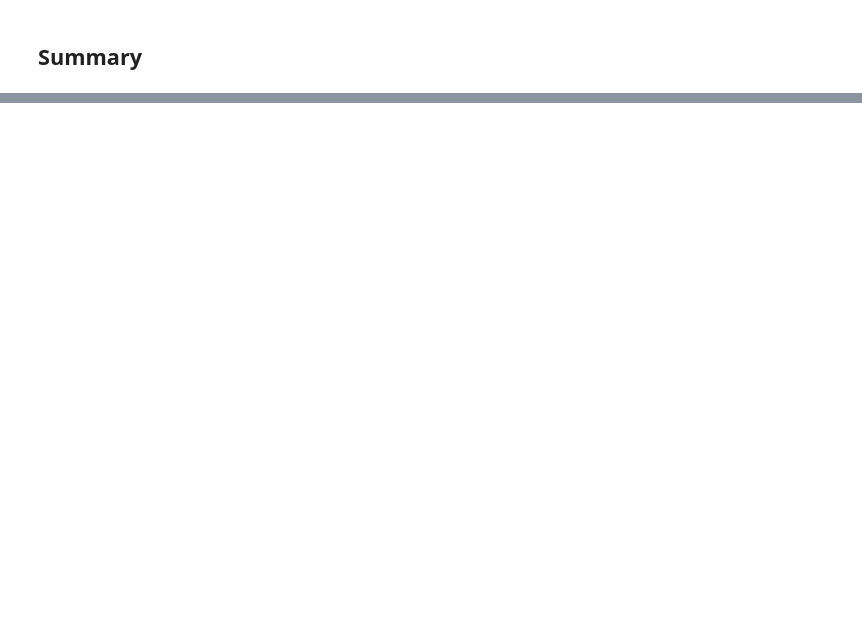
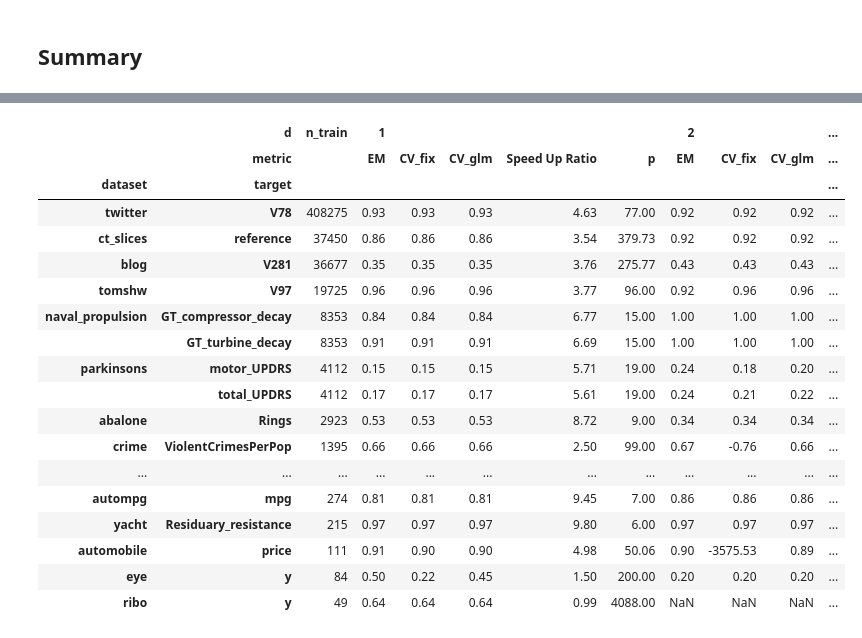
Before and after one commit to marioboley/fastridge, a Jupyter notebook: experiments/real_data_neurips2023.ipynb, the cells around one changed output, grey strips where cells are left out. Drawn from its saved outputs; the diff is of its cells as text; code cells hidden in the pictures; blank space fills up the shorter version.

Commit message:
chore: add real_data_neurips2023 run outputs and regenerated figure3

```diff
--- a/experiments/real_data_neurips2023.ipynb
+++ b/experiments/real_data_neurips2023.ipynb
@@ -109,3 +268,41 @@ df_all
+# %%
+n_train_col = df_all.groupby(['dataset', 'target'])['n_train'].first()
+metric_cols = ['EM', 'CV_fix', 'CV_glm', 'Speed Up Ratio', 'p']
+df_wide = df_all.pivot_table(
+    index=['dataset', 'target'],
+    columns='d',
+    values=metric_cols,
+    sort=False
+)
+# Make degree the outer column level
+df_wide = df_wide.swaplevel(axis=1).sort_index(axis=1, level=0, sort_remaining=False)
+df_wide.columns.names = ['d', 'metric']
+
+# Prepend n_train and sort
+df_wide.insert(0, 'n_train', n_train_col)
+df_wide = df_wide.sort_values('n_train', ascending=False).round(2)
+df_wide.to_csv('../output/paper2023_table2.csv', index=False)
+df_wide
+# %% [output]
+|  | d | n_train | 1 |  |  |  |  | 2 |  |  | ... |
+|  | metric |  | EM | CV_fix | CV_glm | Speed Up Ratio | p | EM | CV_fix | CV_glm | ... |
+| dataset | target |  |  |  |  |  |  |  |  |  | ... |
+| twitter | V78 | 408275 | 0.93 | 0.93 | 0.93 | 4.63 | 77.00 | 0.92 | 0.92 | 0.92 | ... |
+| ct_slices | reference | 37450 | 0.86 | 0.86 | 0.86 | 3.54 | 379.73 | 0.92 | 0.92 | 0.92 | ... |
+| blog | V281 | 36677 | 0.35 | 0.35 | 0.35 | 3.76 | 275.77 | 0.43 | 0.43 | 0.43 | ... |
+| tomshw | V97 | 19725 | 0.96 | 0.96 | 0.96 | 3.77 | 96.00 | 0.92 | 0.96 | 0.96 | ... |
+| naval_propulsion | GT_compressor_decay | 8353 | 0.84 | 0.84 | 0.84 | 6.77 | 15.00 | 1.00 | 1.00 | 1.00 | ... |
+|  | GT_turbine_decay | 8353 | 0.91 | 0.91 | 0.91 | 6.69 | 15.00 | 1.00 | 1.00 | 1.00 | ... |
+| parkinsons | motor_UPDRS | 4112 | 0.15 | 0.15 | 0.15 | 5.71 | 19.00 | 0.24 | 0.18 | 0.20 | ... |
+|  | total_UPDRS | 4112 | 0.17 | 0.17 | 0.17 | 5.61 | 19.00 | 0.24 | 0.21 | 0.22 | ... |
+| abalone | Rings | 2923 | 0.53 | 0.53 | 0.53 | 8.72 | 9.00 | 0.34 | 0.34 | 0.34 | ... |
+| crime | ViolentCrimesPerPop | 1395 | 0.66 | 0.66 | 0.66 | 2.50 | 99.00 | 0.67 | -0.76 | 0.66 | ... |
+| ... | ... | ... | ... | ... | ... | ... | ... | ... | ... | ... | ... |
+| autompg | mpg | 274 | 0.81 | 0.81 | 0.81 | 9.45 | 7.00 | 0.86 | 0.86 | 0.86 | ... |
+| yacht | Residuary_resistance | 215 | 0.97 | 0.97 | 0.97 | 9.80 | 6.00 | 0.97 | 0.97 | 0.97 | ... |
+| automobile | price | 111 | 0.91 | 0.90 | 0.90 | 4.98 | 50.06 | 0.90 | -3575.53 | 0.89 | ... |
+| eye | y | 84 | 0.50 | 0.22 | 0.45 | 1.50 | 200.00 | 0.20 | 0.20 | 0.20 | ... |
+| ribo | y | 49 | 0.64 | 0.64 | 0.64 | 0.99 | 4088.00 | NaN | NaN | NaN | ... |
 # %%
 import matplotlib.pyplot as plt
 import matplotlib.colors as mcolors
```
Also changed, not shown: parts of 12 cells of this notebook, 1 other file.
